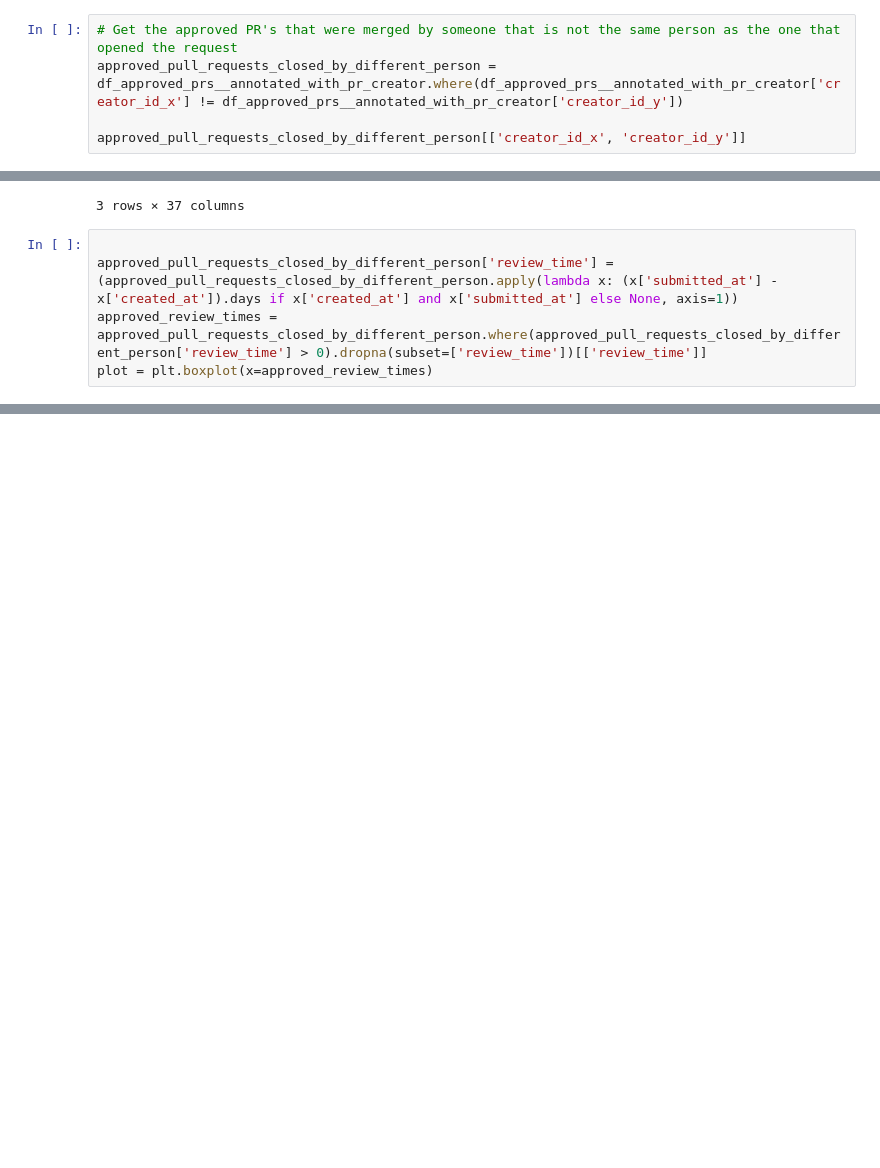
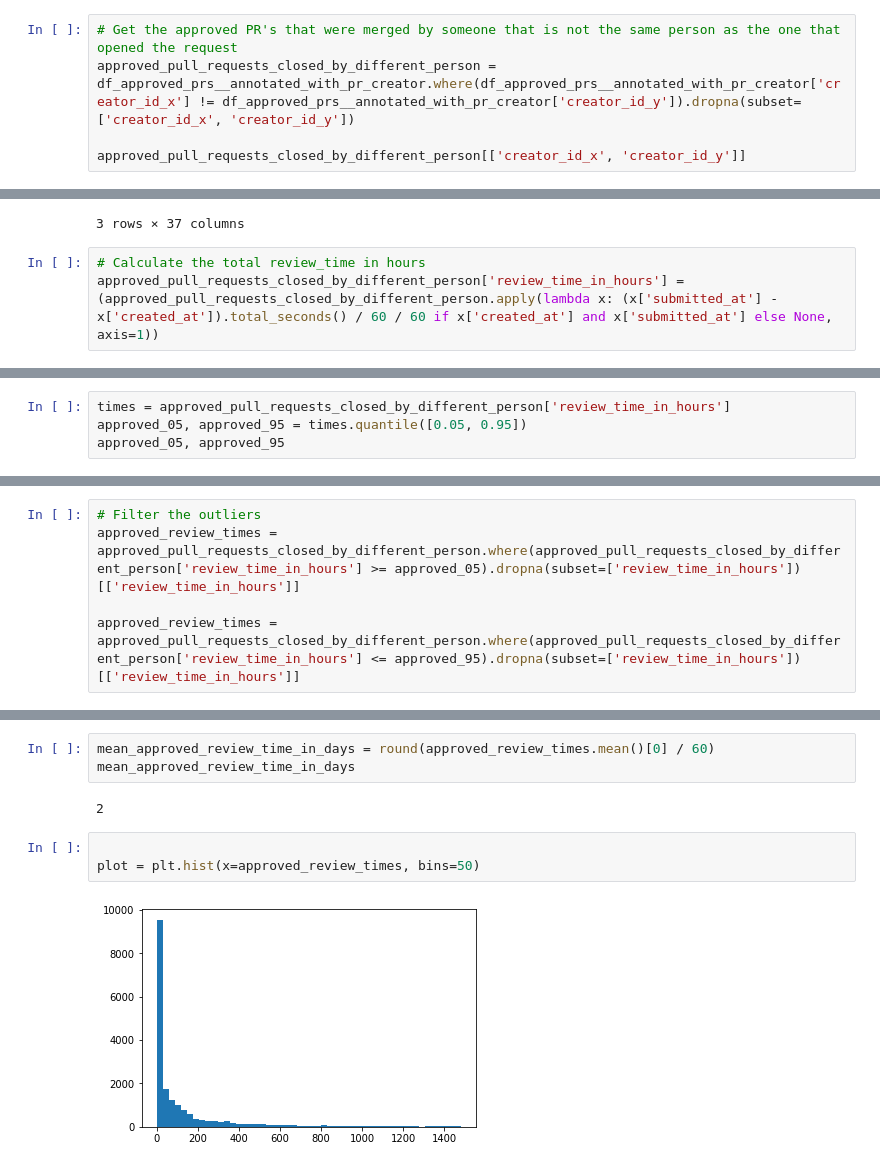
Before and after one commit to yy30537/AODFSE_14, a Jupyter notebook: shark.ipynb, the cells around one changed output, grey strips where cells are left out. Cells and saved outputs as stored; diff of their text form; blank space fills up the shorter version.

Commit message:
Average review times for approved and closed prs

```diff
--- a/shark.ipynb
+++ b/shark.ipynb
@@ -96,6 +120,6 @@ df_approved_prs__annotated_with_pr_creator.head(3)
 # %%
 # Get the approved PR's that were merged by someone that is not the same person as the one that opened the request
-approved_pull_requests_closed_by_different_person = df_approved_prs__annotated_with_pr_creator.where(df_approved_prs__annotated_with_pr_creator['creator_id_x'] != df_approved_prs__annotated_with_pr_creator['creator_id_y'])
+approved_pull_requests_closed_by_different_person = df_approved_prs__annotated_with_pr_creator.where(df_approved_prs__annotated_with_pr_creator['creator_id_x'] != df_approved_prs__annotated_with_pr_creator['creator_id_y']).dropna(subset=['creator_id_x', 'creator_id_y'])
 
 approved_pull_requests_closed_by_different_person[['creator_id_x', 'creator_id_y']]
 # %% [output]
@@ -140,7 +145,5 @@ approved_pull_requests_closed_by_different_person.head(3)
 | 2 | 5ff191a0cbcaee8d21c67e82 | 5ff1919ecbcaee8d21c67e7f | 479608653 | APPROVED |  | 5b4db0dc30a71b06bce03054 | 2020-09-01 10:28:43 | ... |
 3 rows × 37 columns
 # %%
-
-approved_pull_requests_closed_by_different_person['review_time'] = (approved_pull_requests_closed_by_different_person.apply(lambda x: (x['submitted_at'] - x['created_at']).days if x['created_at'] and x['submitted_at'] else None, axis=1))
-approved_review_times = approved_pull_requests_closed_by_different_person.where(approved_pull_requests_closed_by_different_person['review_time'] > 0).dropna(subset=['review_time'])[['review_time']]
-plot = plt.boxplot(x=approved_review_times)
+# Calculate the total review_time in hours
+approved_pull_requests_closed_by_different_person['review_time_in_hours'] = (approved_pull_requests_closed_by_different_person.apply(lambda x: (x['submitted_at'] - x['created_at']).total_seconds() / 60 / 60 if x['created_at'] and x['submitted_at'] else None, axis=1))
@@ -182,0 +162,4 @@ closed_pull_requests_closed_by_different_person.where(closed_pull_requests_close
+# %%
+times = approved_pull_requests_closed_by_different_person['review_time_in_hours']
+approved_05, approved_95 = times.quantile([0.05, 0.95])
+approved_05, approved_95
@@ -182,0 +168,5 @@ closed_pull_requests_closed_by_different_person.where(closed_pull_requests_close
+# %%
+# Filter the outliers
+approved_review_times = approved_pull_requests_closed_by_different_person.where(approved_pull_requests_closed_by_different_person['review_time_in_hours'] >= approved_05).dropna(subset=['review_time_in_hours'])[['review_time_in_hours']]
+
+approved_review_times = approved_pull_requests_closed_by_different_person.where(approved_pull_requests_closed_by_different_person['review_time_in_hours'] <= approved_95).dropna(subset=['review_time_in_hours'])[['review_time_in_hours']]
@@ -182,0 +185,10 @@ closed_pull_requests_closed_by_different_person.where(closed_pull_requests_close
+# %%
+mean_approved_review_time_in_days = round(approved_review_times.mean()[0] / 60)
+mean_approved_review_time_in_days
+# %% [output]
+2
+# %%
+
+plot = plt.hist(x=approved_review_times, bins=50)
+# %% [output]
+[figure, added]
```
Also changed, not shown: parts of 30 cells of this notebook.
